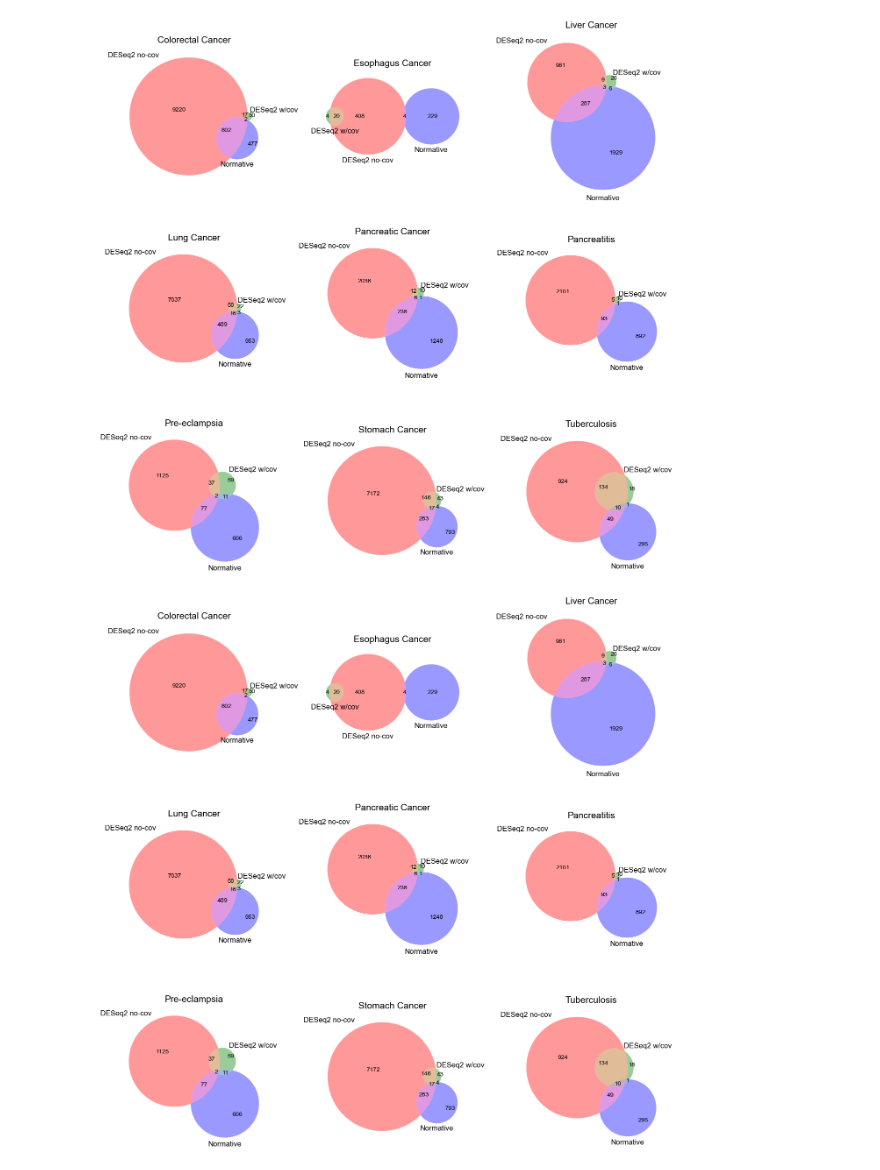
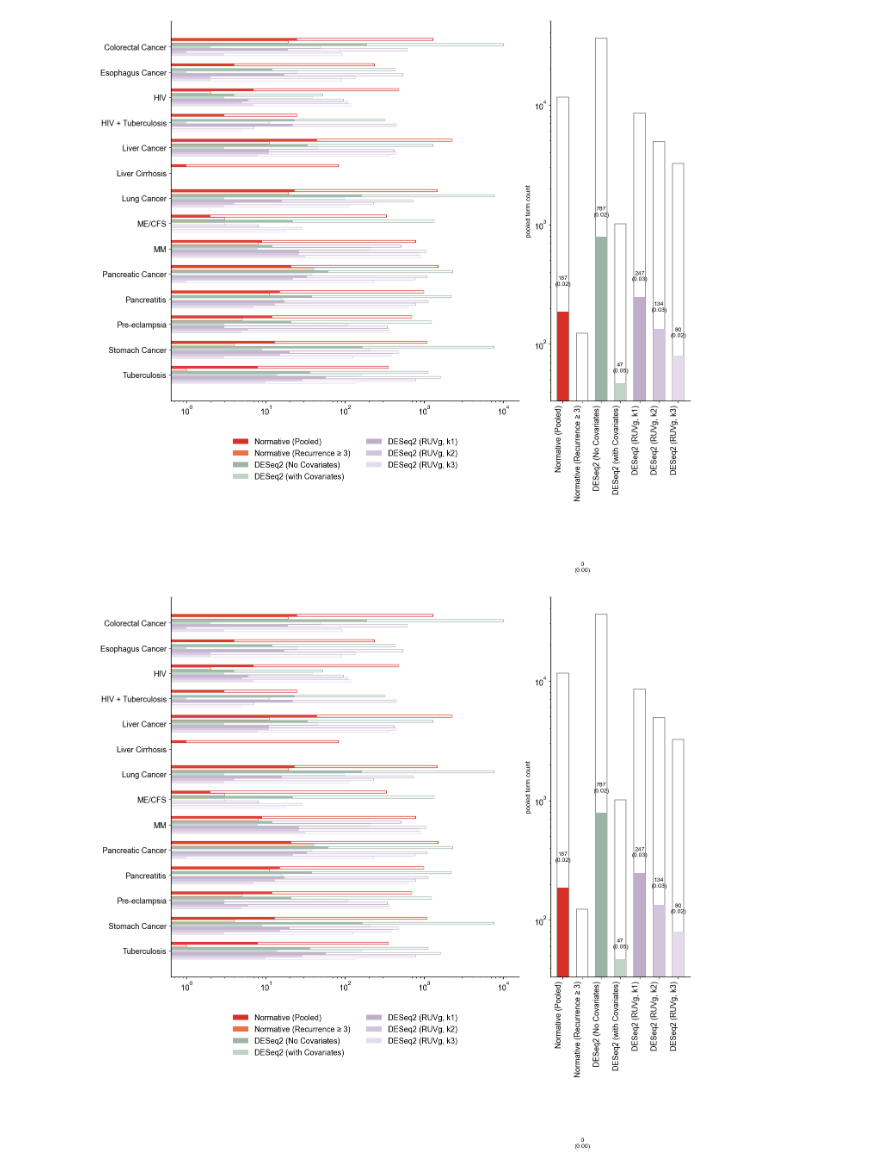
Before and after one commit to jmj3078/cfRNA_Disentaglement, a Jupyter notebook: MixedEffectsModeling/5_deseq2_group_comparison.ipynb, the cells around one changed output. Drawn from its saved outputs; the diff is of its cells as text; code cells hidden in the pictures.

```diff
--- a/MixedEffectsModeling/5_deseq2_group_comparison.ipynb
+++ b/MixedEffectsModeling/5_deseq2_group_comparison.ipynb
@@ -124,6 +205,6 @@ display(sweep.pivot_table(index=['phenotype', 'q'], columns='method', values='db
-# %%
-dc.plot_gene_venn(ncols=3, save=True)
-# %% [output]
-[figure, removed]
-[figure, removed]
+# %%
+plot_db_hit_bars(rates, fname='gene_db_hit_bars.png', dc=dc)
+# %% [output]
+[figure, added]
+[figure, added]
 # %%
```
Also changed, not shown: parts of 8 cells of this notebook, 8 other files.
